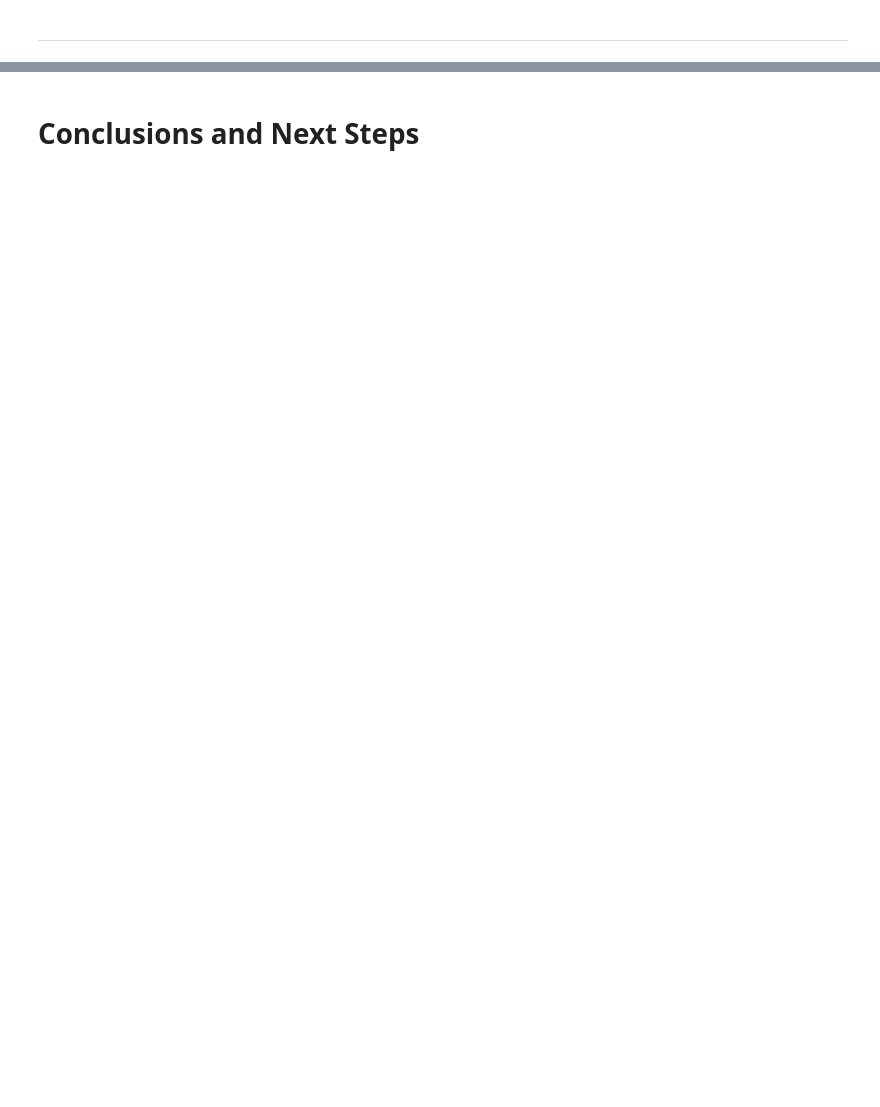
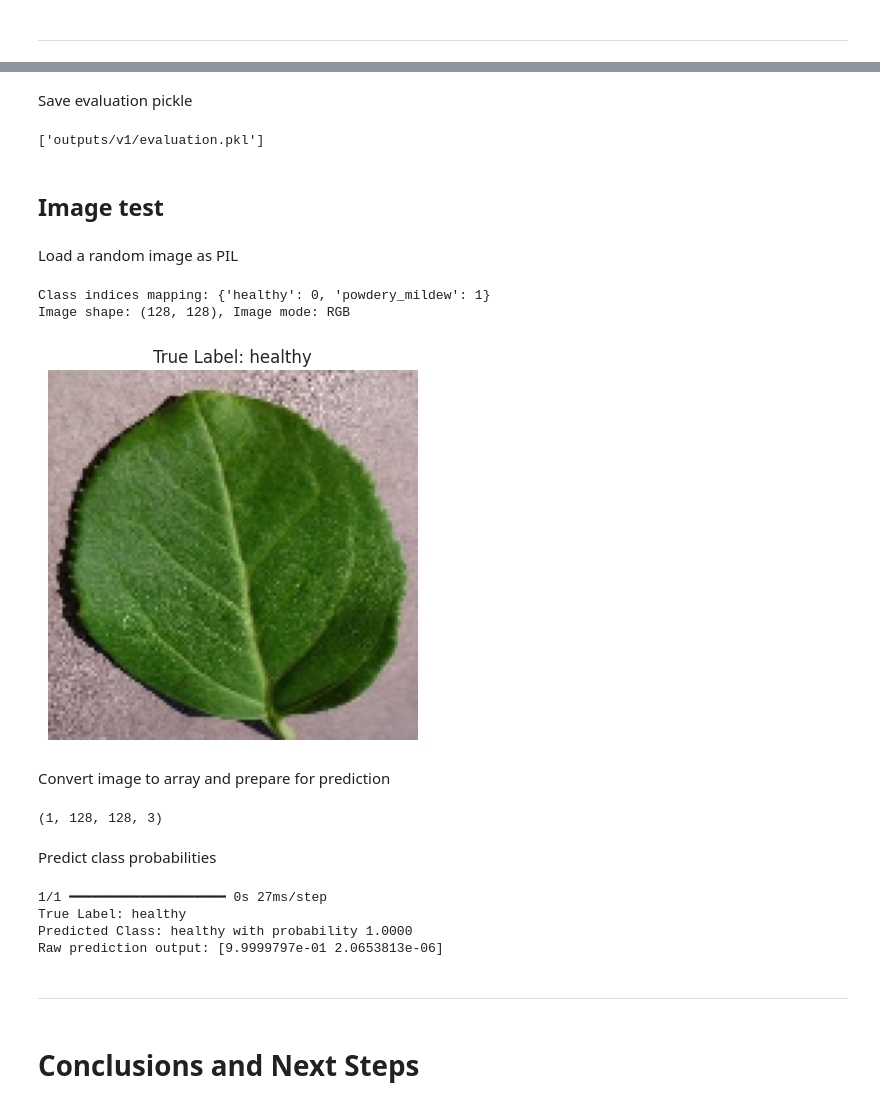
Before and after one commit to Annytomica/cherry-mildew-detector, a Jupyter notebook: jupyter_notebooks/03 - Modelling_and_Evaluation.ipynb, the cells around one changed output, grey strips where cells are left out. Drawn from its saved outputs; the diff is of its cells as text; code cells hidden in the pictures; blank space fills up the shorter version.

```diff
--- a/jupyter_notebooks/03 - Modelling_and_Evaluation.ipynb
+++ b/jupyter_notebooks/03 - Modelling_and_Evaluation.ipynb
@@ -395,2 +502,70 @@ model.save('outputs/v1/mildew_detector_model.h5')
+# %% [markdown]
+Save evaluation pickle
+# %%
+joblib.dump(value=evaluation,
+            filename=f"outputs/v1/evaluation.pkl")
+# %% [output]
+['outputs/v1/evaluation.pkl']
+# %% [markdown]
+## Image test
+# %% [markdown]
+Load a random image as PIL
+# %%
+# Generate a random pointer between 0 and 421 (since index starts at 0)
+pointer = random.randint(0, 421)
+
+# Verify class indices mapping
+print("Class indices mapping:", train_set.class_indices)
+
+# Load class labels
+class_labels = list(train_set.class_indices.keys())  # ['healthy', 'powdery_mildew']
+
+# Randomly select an image from one of the classes
+label = random.choice(class_labels)  # Randomly choose between 'healthy' and 'powdery_mildew'
+
+# Load the image
+image_path = os.path.join(test_data_dir, label, os.listdir(os.path.join(test_data_dir, label))[pointer])
+pil_image = image.load_img(image_path, target_size=image_shape, color_mode='rgb')
+
+print(f'Image shape: {pil_image.size}, Image mode: {pil_image.mode}')
+
+# Display image
+plt.imshow(pil_image)
+plt.title(f"True Label: {label}")
+plt.axis('off')
+plt.show()
+# %% [output]
+Class indices mapping: {'healthy': 0, 'powdery_mildew': 1}
+Image shape: (128, 128), Image mode: RGB
+[figure, added]
+# %% [markdown]
+Convert image to array and prepare for prediction
+# %%
+my_image = image.img_to_array(pil_image)
+my_image = np.expand_dims(my_image, axis=0) / 255.0
+print(my_image.shape)
+# %% [output]
+(1, 128, 128, 3)
+# %% [markdown]
+Predict class probabilities
+# %%
+# Make prediction
+pred_proba = model.predict(my_image)[0]  # Get softmax output (2 values)
+
+# Interpret prediction
+pred_class_idx = np.argmax(pred_proba)  # Get index of highest probability
+pred_class = class_labels[pred_class_idx]  # Convert index to label
+
+# Print results
+print(f"True Label: {label}")
+print(f"Predicted Class: {pred_class} with probability {pred_proba[pred_class_idx]:.4f}")
+print(f"Raw prediction output: {pred_proba}")
+# %% [output]
+1/1 ━━━━━━━━━━━━━━━━━━━━ 0s 27ms/step
+True Label: healthy
+Predicted Class: healthy with probability 1.0000
+Raw prediction output: [9.9999797e-01 2.0653813e-06]
+# %% [markdown]
+---
 # %% [markdown]
 # Conclusions and Next Steps
```
Also changed, not shown: parts of 20 cells of this notebook, 7 other files.
